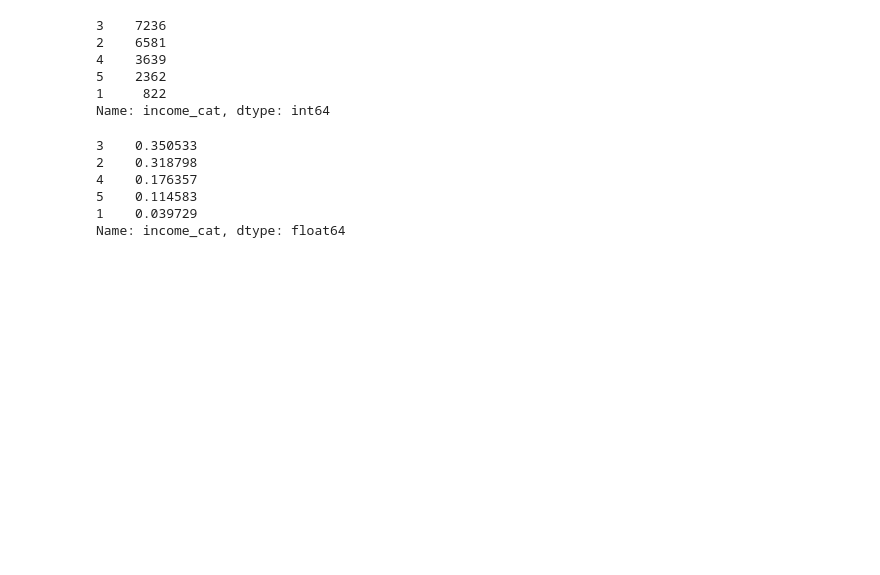
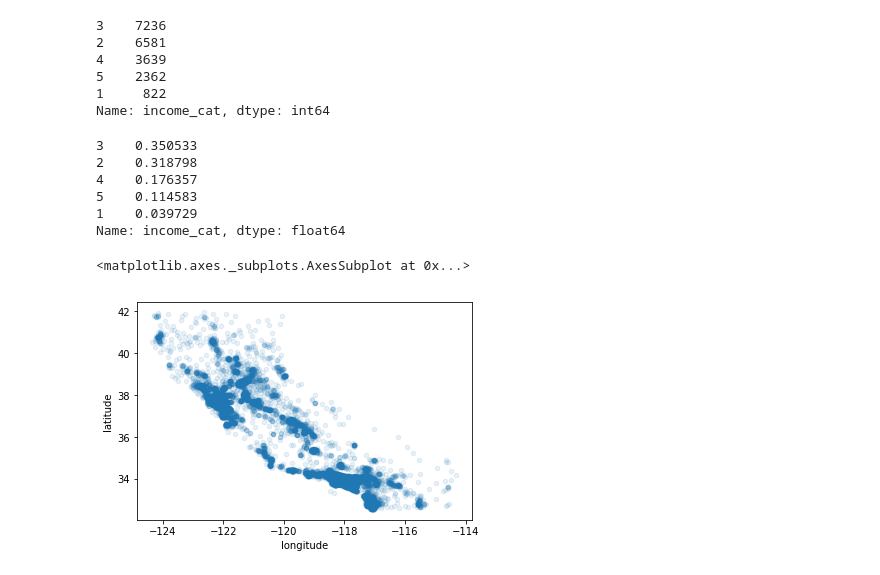
Before and after one commit to mfowler7/CaliforniaHousingRegression, a Jupyter notebook: CaliforniaHousingRegression.ipynb, the cells around one changed output. Drawn from its saved outputs; the diff is of its cells as text; code cells hidden in the pictures; blank space fills up the shorter version.

Commit message:
Added district location visualizations, added new population features

```diff
--- a/CaliforniaHousingRegression.ipynb
+++ b/CaliforniaHousingRegression.ipynb
@@ -149,3 +149,14 @@ Name: income_cat, dtype: float64
 
 for set_ in (strat_train_set, strat_test_set):
     set_.drop("income_cat", axis=1, inplace=True)
+# %%
+# Create a copy of the training set for data exploration.
+
+housing = strat_train_set.copy()
+# %%
+# Plot locations of districts.
+
+housing.plot(kind="scatter", x="longitude", y="latitude", alpha=0.1)
+# %% [output]
+<matplotlib.axes._subplots.AxesSubplot at 0x...>
+[figure, added]
```
Also changed, not shown: parts of 6 cells of this notebook.
